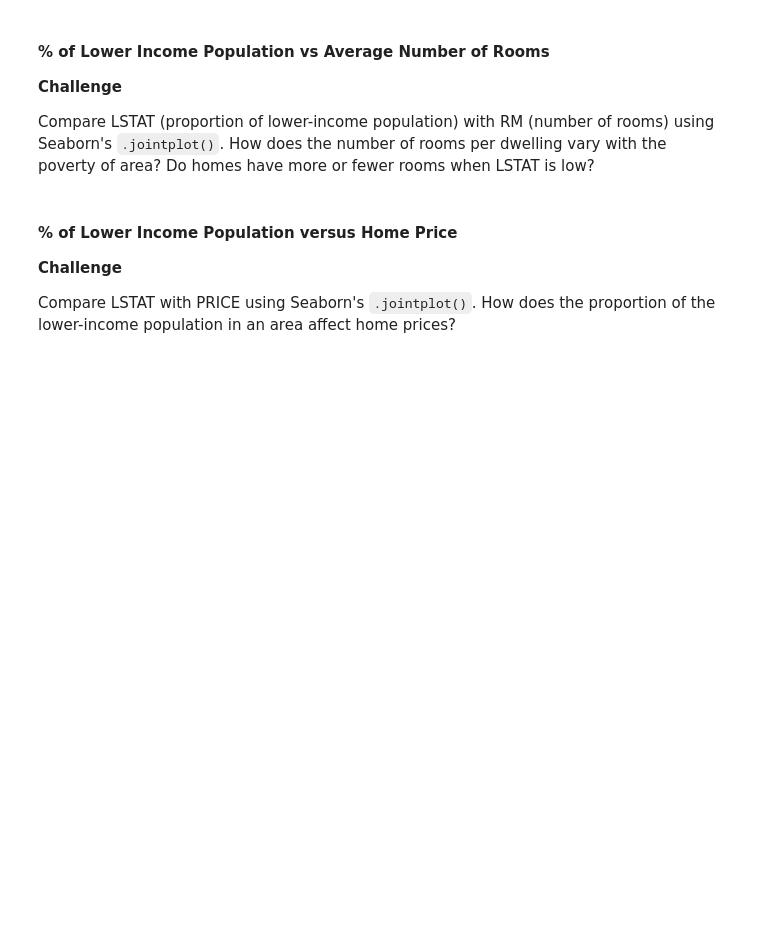
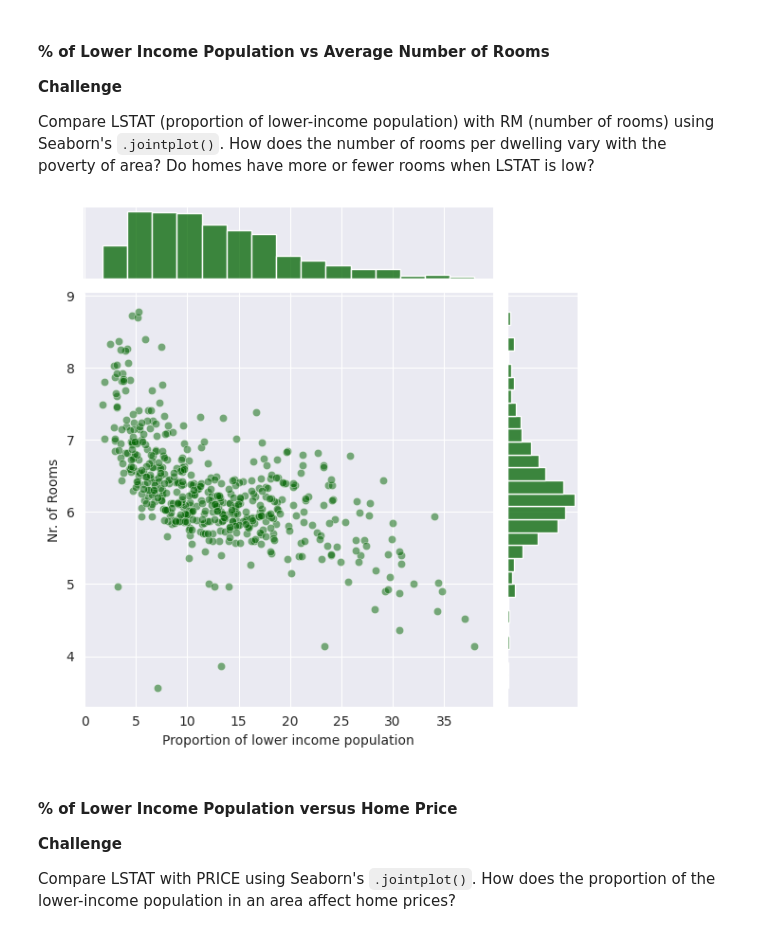
Before and after one commit to shahiddhariwala/boston_housing_prediction, a Jupyter notebook: Multivariable_Regression_and_Valuation_Model_(start).ipynb, the cells around one changed output. Cells and saved outputs as stored; diff of their text form; code cells hidden in the pictures; blank space fills up the shorter version.

Commit message:
LSTAT vs RM analysis

```diff
--- a/Multivariable_Regression_and_Valuation_Model_(start).ipynb
+++ b/Multivariable_Regression_and_Valuation_Model_(start).ipynb
@@ -388,6 +405,21 @@ Compare INDUS (the proportion of non-retail industry i.e., factories) with NOX (
 **Challenge**
 
 Compare LSTAT (proportion of lower-income population) with RM (number of rooms) using Seaborn's `.jointplot()`. How does the number of rooms per dwelling vary with the poverty of area? Do homes have more or fewer rooms when LSTAT is low?
+# %%
+with sns.axes_style('darkgrid'):
+  sns.jointplot(y=data['RM'],
+                x=data['LSTAT'],
+                # height=8,
+                # kind='hex',
+                color='darkgreen',
+                joint_kws={'alpha':0.5})
+
+plt.xlabel('Proportion of lower income population')
+plt.ylabel('Nr. of Rooms')
+
+plt.show()
+# %% [output]
+[figure, added]
 # %% [markdown]
 #### % of Lower Income Population versus Home Price
 
```
Also changed, not shown: parts of 2 cells of this notebook.
